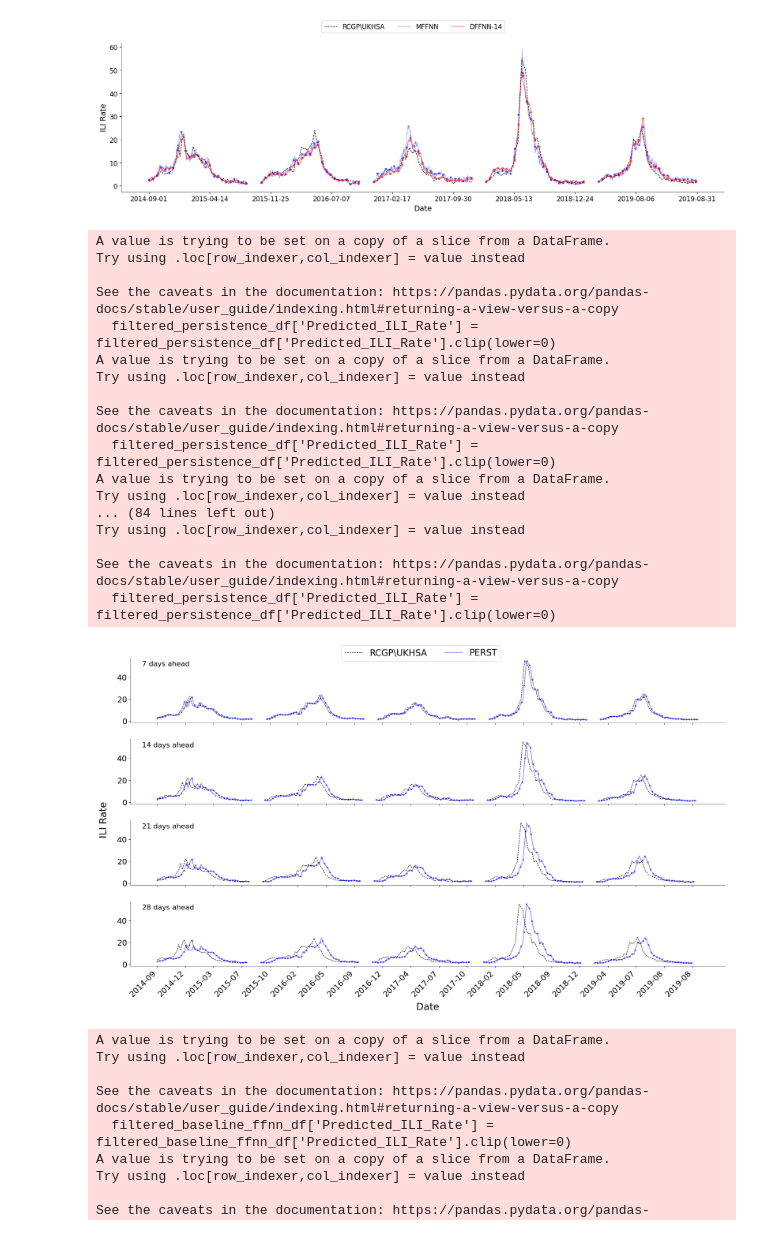
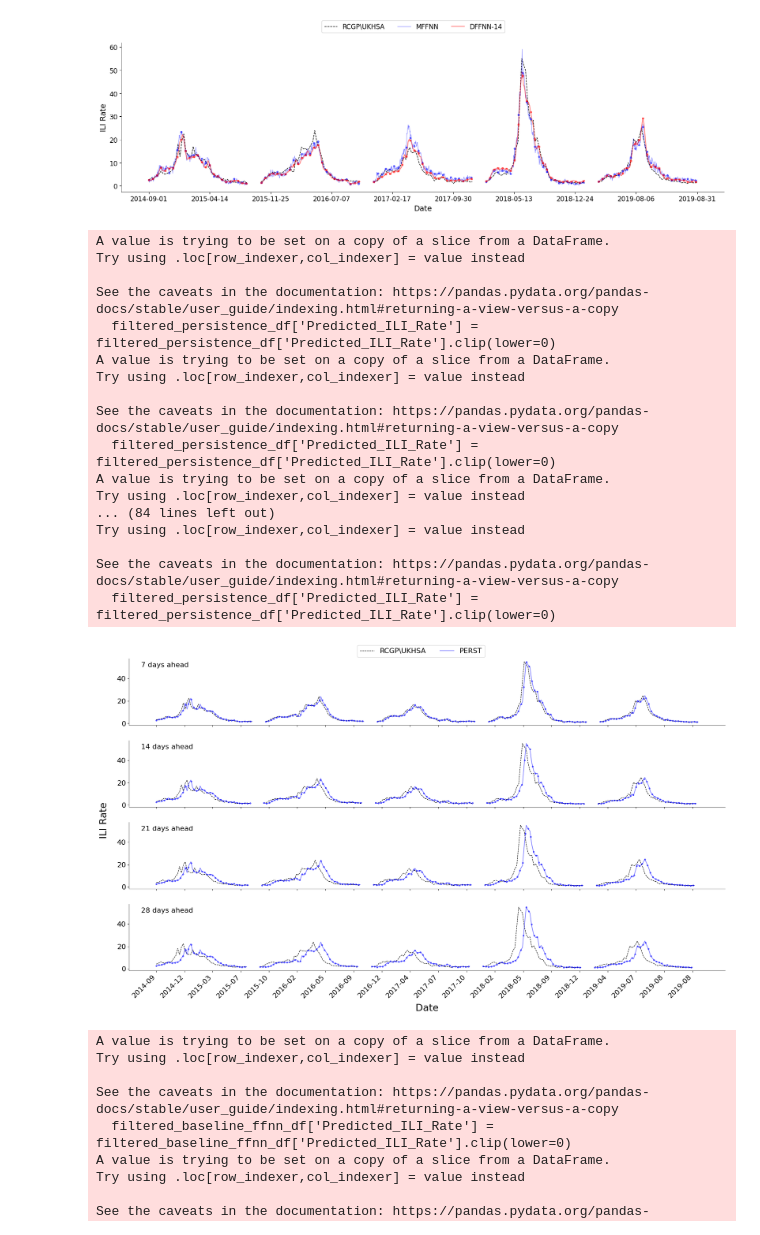
Before and after one commit to zains719/final_year_project, a Jupyter notebook: notebooks/model_training/generate_prediction_graphs.ipynb, the cells around one changed output. Drawn from its saved outputs; the diff is of its cells as text; code cells hidden in the pictures.

Commit message:
added graph

```diff
--- a/notebooks/model_training/generate_prediction_graphs.ipynb
+++ b/notebooks/model_training/generate_prediction_graphs.ipynb
@@ -326,41 +326,41 @@ for i, forecasting_horizon in enumerate(prediction_tasks):
 
     # axs[i].set_ylabel('ILI Rate')
     axs[i].text(0.02, 0.95, f"{forecasting_horizon} days ahead", transform=axs[i].transAxes, fontsize=16, verticalalignment='top')
-    axs[i].tick_params(axis='both', which='major', labelsize=18)
+    axs[i].tick_params(axis='both', which='major', labelsize=16)
 
     axs[i].spines['top'].set_visible(False)
     axs[i].spines['right'].set_visible(False)
     axs[i].spines['bottom'].set_linewidth(0.5)
     axs[i].spines['left'].set_linewidth(0.5)
 
 # Set y-axis label in the middle of the figure
 fig.text(0, 0.54, 'ILI Rate', va='center', ha='center', rotation='vertical', fontsize=22)
 
 # Adjust layout and add the legend at the top
-fig.legend(loc='upper center', bbox_to_anchor=(0.5, 1.01), ncol=4, handles=axs[0].get_legend_handles_labels()[0], fontsize=20)
+fig.legend(loc='upper center', bbox_to_anchor=(0.5, 1.01), ncol=4, handles=axs[0].get_legend_handles_labels()[0], fontsize=16)
 
 plt.tight_layout(pad=3.0)
 plt.savefig('../../model_results/graphs/forecasting_persistence.pdf', bbox_inches='tight')
 plt.show()
 # %% [output]
 A value is trying to be set on a copy of a slice from a DataFrame.
 Try using .loc[row_indexer,col_indexer] = value instead
 
 See the caveats in the documentation: https://pandas.pydata.org/pandas-docs/stable/user_guide/indexing.html#returning-a-view-versus-a-copy
   filtered_persistence_df['Predicted_ILI_Rate'] = filtered_persistence_df['Predicted_ILI_Rate'].clip(lower=0)
 A value is trying to be set on a copy of a slice from a DataFrame.
 Try using .loc[row_indexer,col_indexer] = value instead
 
 See the caveats in the documentation: https://pandas.pydata.org/pandas-docs/stable/user_guide/indexing.html#returning-a-view-versus-a-copy
   filtered_persistence_df['Predicted_ILI_Rate'] = filtered_persistence_df['Predicted_ILI_Rate'].clip(lower=0)
 A value is trying to be set on a copy of a slice from a DataFrame.
 Try using .loc[row_indexer,col_indexer] = value instead
 ... (84 lines left out)
 Try using .loc[row_indexer,col_indexer] = value instead
 
 See the caveats in the documentation: https://pandas.pydata.org/pandas-docs/stable/user_guide/indexing.html#returning-a-view-versus-a-copy
   filtered_persistence_df['Predicted_ILI_Rate'] = filtered_persistence_df['Predicted_ILI_Rate'].clip(lower=0)
-[figure, old version]
+[figure, new version]
 # %%
 import matplotlib.pyplot as plt
 import pandas as pd
```
Also changed, not shown: 1 other file.
